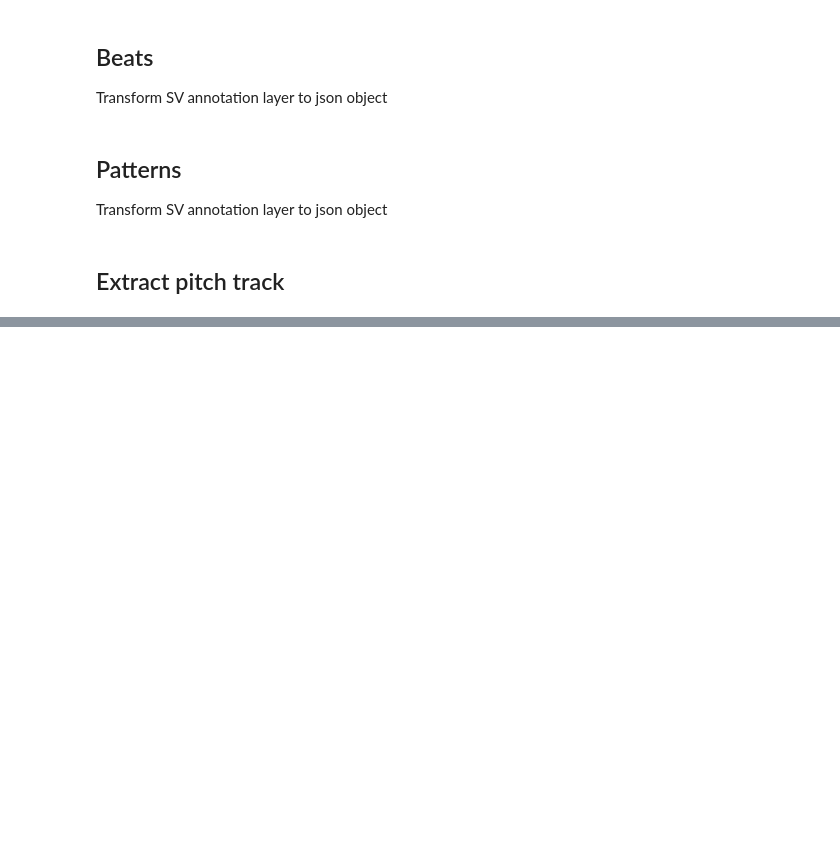
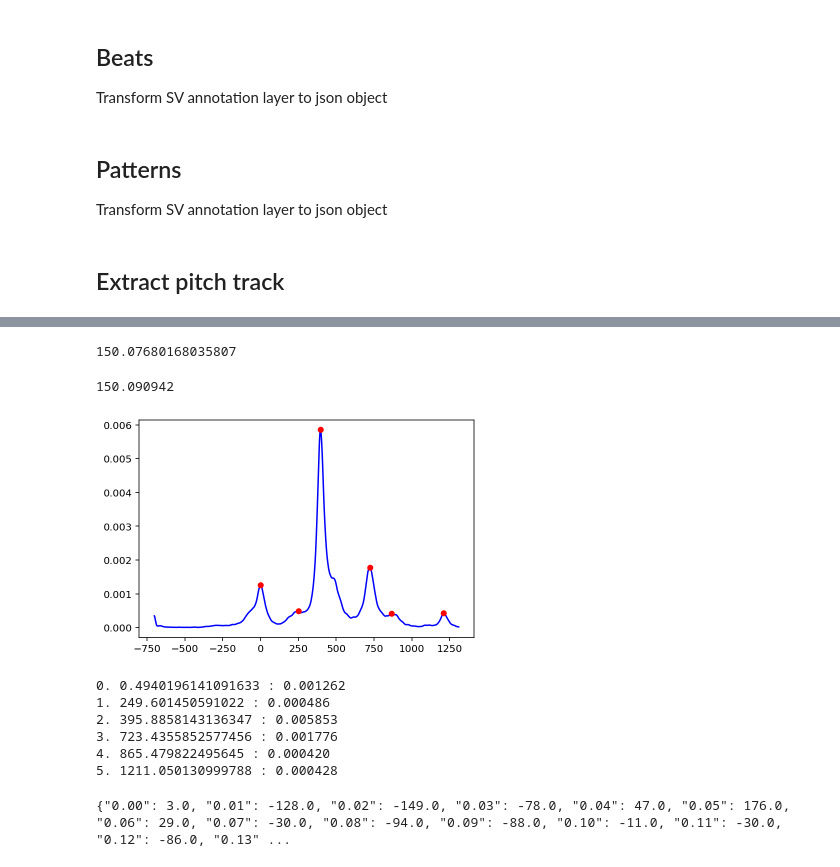
Before and after one commit to Rafael-Caro/andalusian-tools, a Jupyter notebook: scripts/utilities/andalusianUtils.ipynb, the cells around one changed output, grey strips where cells are left out. Cells and saved outputs as stored; diff of their text form; code cells hidden in the pictures; blank space fills up the shorter version.

```diff
--- a/scripts/utilities/andalusianUtils.ipynb
+++ b/scripts/utilities/andalusianUtils.ipynb
@@ -169,0 +219,39 @@ with open(filePath2write, 'w') as f:
+# %%
+hist_tonic_index = 1
+hist_tonic = rec_obj.histogram.peaks['peaks'][0][hist_tonic_index]
+print(hist_tonic)
+# %% [output]
+150.07680168035807
+# %%
+tonic = 0
+distance = 1
+
+for p in f0[f0>0]:
+    current_distance = np.abs(p - hist_tonic)
+    if current_distance < distance:
+        tonic = p
+        distance = current_distance
+
+print(tonic)
+# %% [output]
+150.090942
+# %%
+f0cents = 1200 * np.log2(f0[f0>0] / hist_tonic)
+# %%
+pitch_obj = intonation.Pitch(timeStamps[f0>0], f0cents)
+
+rec_obj = intonation.Recording(pitch_obj)
+rec_obj.compute_hist(bins=bins)
+rec_obj.histogram.get_peaks()
+rec_obj.histogram.plot()
+peaks = rec_obj.histogram.peaks['peaks']
+for i in range(len(peaks[0])):
+    print('{}. {} : {:.6f}'.format(i, peaks[0][i], peaks[1][i]))
+# %% [output]
+[figure, added]
+0. 0.4940196141091633 : 0.001262
+1. 249.601450591022 : 0.000486
+2. 395.8858143136347 : 0.005853
+3. 723.4355852577456 : 0.001776
+4. 865.479822495645 : 0.000420
+5. 1211.050130999788 : 0.000428
@@ -169,0 +268,4 @@ with open(filePath2write, 'w') as f:
+# %%
+print(json.dumps(pitchTrackDict))
+# %% [output]
+{"0.00": 3.0, "0.01": -128.0, "0.02": -149.0, "0.03": -78.0, "0.04": 47.0, "0.05": 176.0, "0.06": 29.0, "0.07": -30.0, "0.08": -94.0, "0.09": -88.0, "0.10": -11.0, "0.11": -30.0, "0.12": -86.0, "0.13" ...
```
Also changed, not shown: parts of 9 cells of this notebook, 2 other files.
